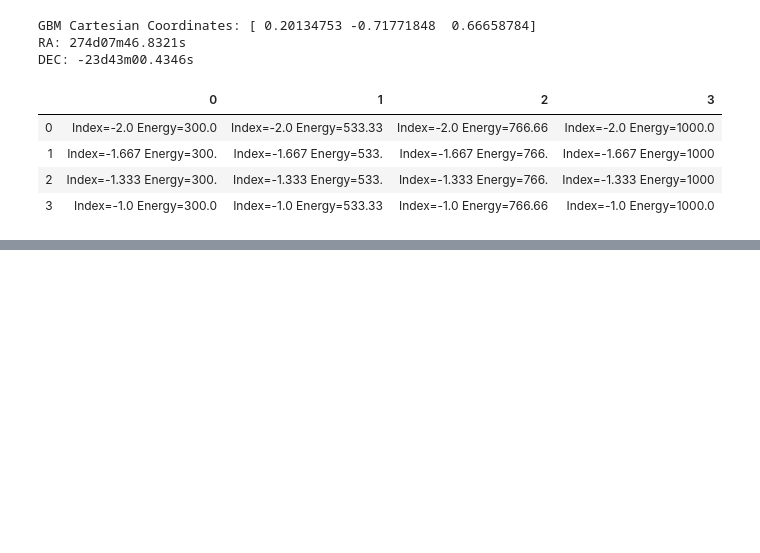
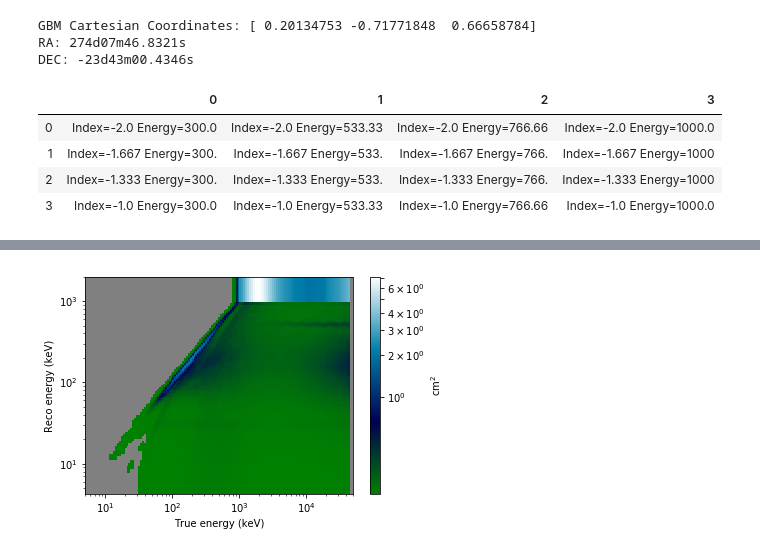
Before and after one commit to Husky22/GBMGridSimulator, a Jupyter notebook: Simulator Documentation.ipynb, the cells around one changed output, grey strips where cells are left out. Saved outputs shown, nothing was run; the diff lists cells and outputs as text; code cells hidden in the pictures; blank space fills up the shorter version.

```diff
--- a/Simulator Documentation.ipynb
+++ b/Simulator Documentation.ipynb
@@ -117,0 +146,4 @@ DEC: -23d43m00.4346s
+# %%
+simulation.grid[5].photon_counts['n5'][1,2].display_rsp()
+# %% [output]
+[figure, added]
```
Also changed, not shown: parts of 13 cells of this notebook, 1 other file.
